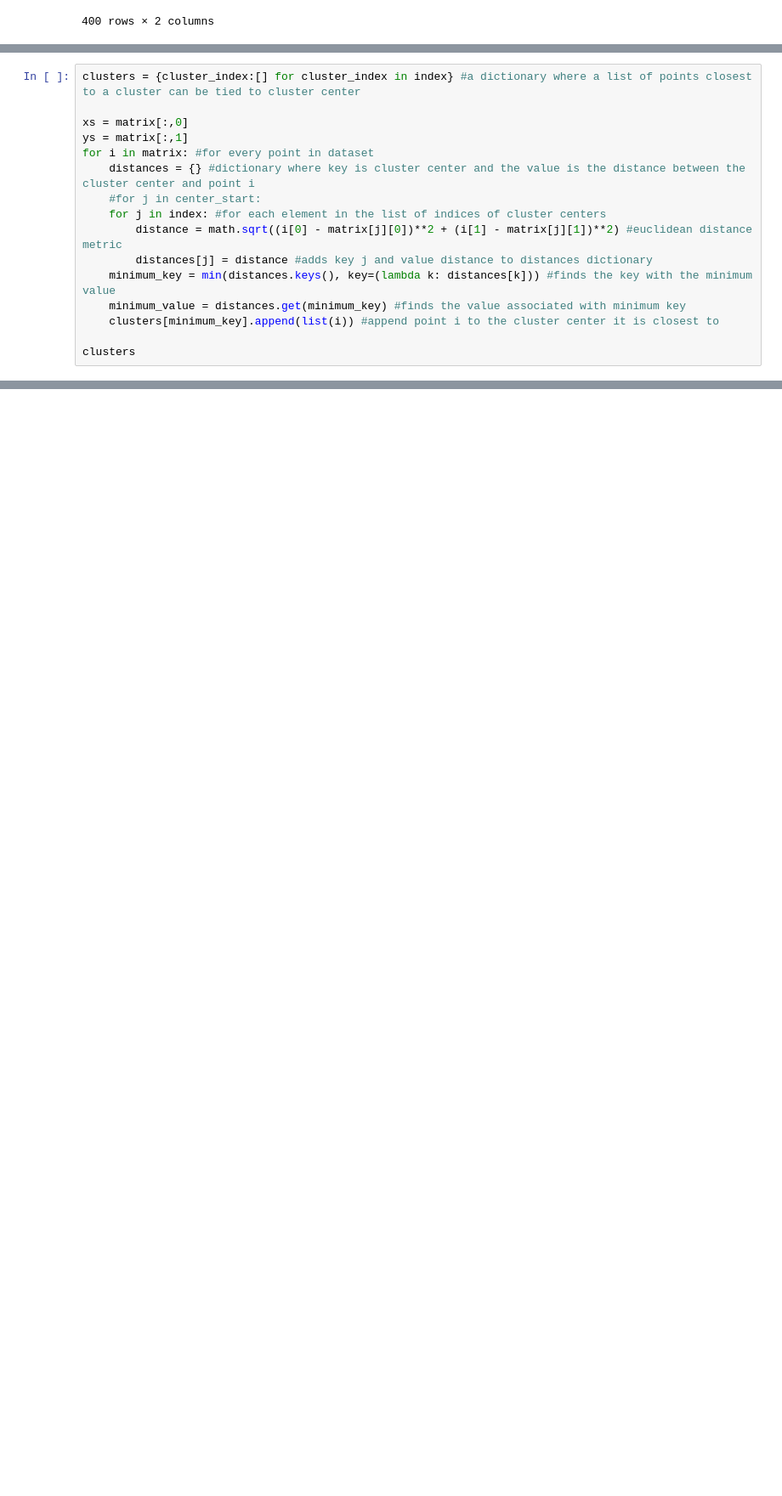
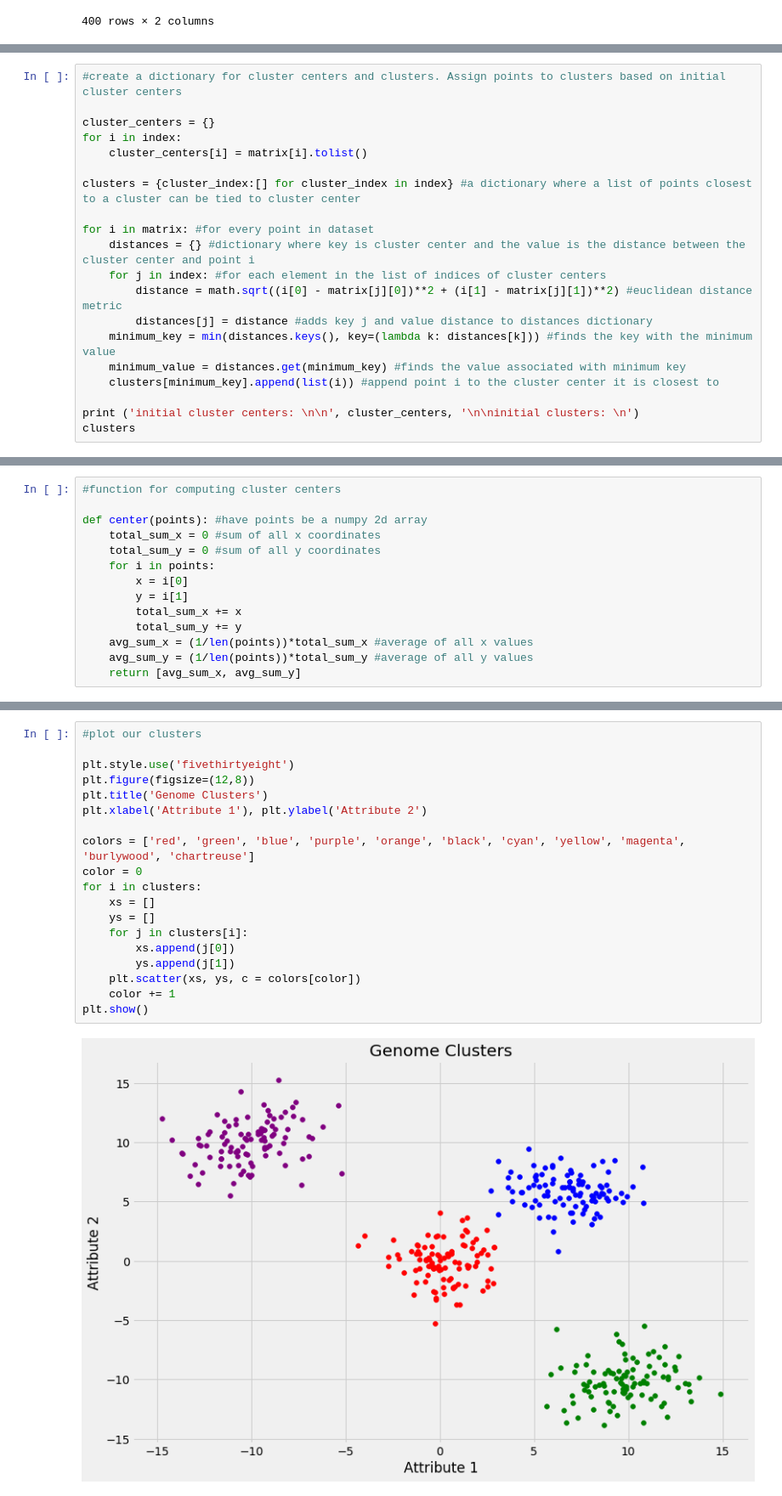
Before and after one commit to maxwellmckee/basic_kmeans_from_scratch, a Jupyter notebook: K-means_Clustering.ipynb, the cells around one changed output, grey strips where cells are left out. Shown at 85% size. Drawn from its saved outputs; the diff is of its cells as text; blank space fills up the shorter version.

```diff
--- a/K-means_Clustering.ipynb
+++ b/K-means_Clustering.ipynb
@@ -53,11 +68,14 @@ center_start
 # %%
+#create a dictionary for cluster centers and clusters. Assign points to clusters based on initial cluster centers
+
+cluster_centers = {}
+for i in index:
+    cluster_centers[i] = matrix[i].tolist()
+
 clusters = {cluster_index:[] for cluster_index in index} #a dictionary where a list of points closest to a cluster can be tied to cluster center
 
-xs = matrix[:,0]
-ys = matrix[:,1]
 for i in matrix: #for every point in dataset
     distances = {} #dictionary where key is cluster center and the value is the distance between the cluster center and point i
-    #for j in center_start:
     for j in index: #for each element in the list of indices of cluster centers
         distance = math.sqrt((i[0] - matrix[j][0])**2 + (i[1] - matrix[j][1])**2) #euclidean distance metric
         distances[j] = distance #adds key j and value distance to distances dictionary
@@ -65,5 +83,6 @@ for i in matrix: #for every point in dataset
     minimum_value = distances.get(minimum_key) #finds the value associated with minimum key
     clusters[minimum_key].append(list(i)) #append point i to the cluster center it is closest to
 
+print ('initial cluster centers: \n\n', cluster_centers, '\n\ninitial clusters: \n')
 clusters
 # %% [output]
@@ -91,0 +111,14 @@ SyntaxError: unexpected EOF while parsing (<ipython-input-33-0c985920d012>, line
+# %%
+#function for computing cluster centers
+
+def center(points): #have points be a numpy 2d array
+    total_sum_x = 0 #sum of all x coordinates
+    total_sum_y = 0 #sum of all y coordinates
+    for i in points:
+        x = i[0]
+        y = i[1]
+        total_sum_x += x
+        total_sum_y += y
+    avg_sum_x = (1/len(points))*total_sum_x #average of all x values
+    avg_sum_y = (1/len(points))*total_sum_y #average of all y values
+    return [avg_sum_x, avg_sum_y]
@@ -91,0 +170,21 @@ SyntaxError: unexpected EOF while parsing (<ipython-input-33-0c985920d012>, line
+# %%
+#plot our clusters
+
+plt.style.use('fivethirtyeight')
+plt.figure(figsize=(12,8))
+plt.title('Genome Clusters')
+plt.xlabel('Attribute 1'), plt.ylabel('Attribute 2')
+
+colors = ['red', 'green', 'blue', 'purple', 'orange', 'black', 'cyan', 'yellow', 'magenta', 'burlywood', 'chartreuse']
+color = 0
+for i in clusters:
+    xs = []
+    ys = []
+    for j in clusters[i]:
+        xs.append(j[0])
+        ys.append(j[1])
+    plt.scatter(xs, ys, c = colors[color])
+    color += 1
+plt.show()
+# %% [output]
+[figure, added]
```
Also changed, not shown: parts of 11 cells of this notebook.
